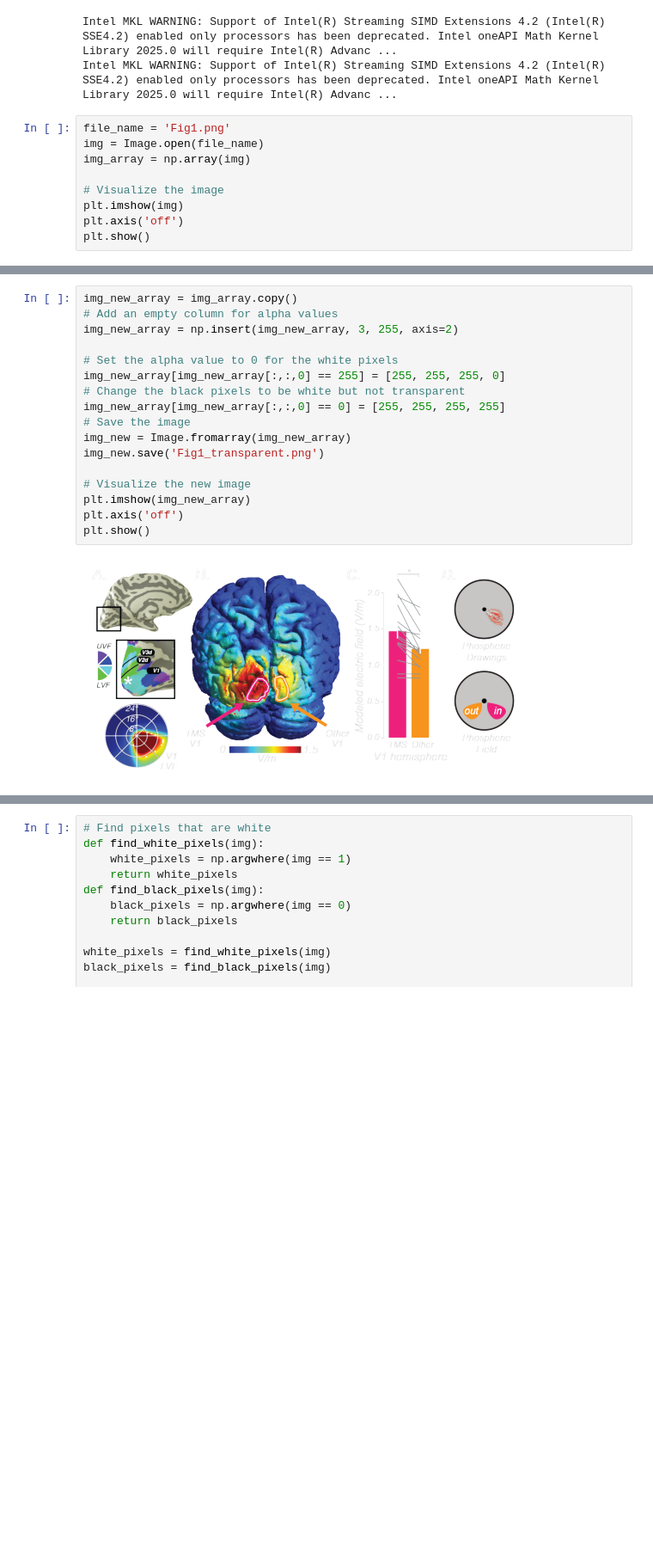
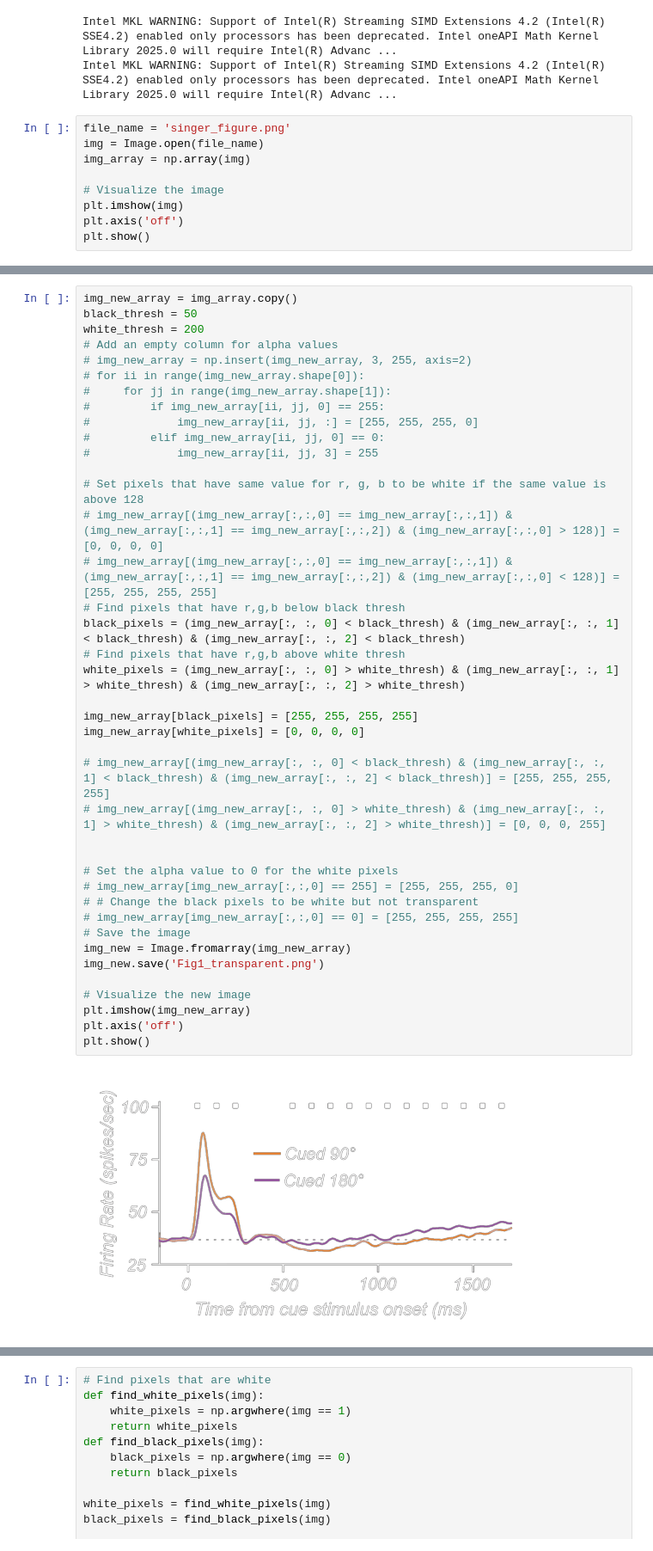
Before and after one commit to mindemory/PixelMory, a Jupyter notebook: tester.ipynb, the cells around one changed output, grey strips where cells are left out. Shown at 86% size. Saved outputs shown, nothing was run; the diff lists cells and outputs as text; blank space fills up the shorter version.

Commit message:
taking into account not all pixels are perfectly black

```diff
--- a/tester.ipynb
+++ b/tester.ipynb
@@ -8,7 +8,7 @@ from PIL import Image
 Intel MKL WARNING: Support of Intel(R) Streaming SIMD Extensions 4.2 (Intel(R) SSE4.2) enabled only processors has been deprecated. Intel oneAPI Math Kernel Library 2025.0 will require Intel(R) Advanc ...
 Intel MKL WARNING: Support of Intel(R) Streaming SIMD Extensions 4.2 (Intel(R) SSE4.2) enabled only processors has been deprecated. Intel oneAPI Math Kernel Library 2025.0 will require Intel(R) Advanc ...
 # %%
-file_name = 'Fig1.png'
+file_name = 'singer_figure.png'
 img = Image.open(file_name)
 img_array = np.array(img)
 
@@ -21,19 +29,42 @@ plt.show()
 # %%
 img_new_array = img_array.copy()
+black_thresh = 50
+white_thresh = 200
 # Add an empty column for alpha values
-img_new_array = np.insert(img_new_array, 3, 255, axis=2)
+# img_new_array = np.insert(img_new_array, 3, 255, axis=2)
+# for ii in range(img_new_array.shape[0]):
+#     for jj in range(img_new_array.shape[1]):
+#         if img_new_array[ii, jj, 0] == 255:
+#             img_new_array[ii, jj, :] = [255, 255, 255, 0]
+#         elif img_new_array[ii, jj, 0] == 0:
+#             img_new_array[ii, jj, 3] = 255
+
+# Set pixels that have same value for r, g, b to be white if the same value is above 128
+# img_new_array[(img_new_array[:,:,0] == img_new_array[:,:,1]) & (img_new_array[:,:,1] == img_new_array[:,:,2]) & (img_new_array[:,:,0] > 128)] = [0, 0, 0, 0]
+# img_new_array[(img_new_array[:,:,0] == img_new_array[:,:,1]) & (img_new_array[:,:,1] == img_new_array[:,:,2]) & (img_new_array[:,:,0] < 128)] = [255, 255, 255, 255]
+# Find pixels that have r,g,b below black thresh
+black_pixels = (img_new_array[:, :, 0] < black_thresh) & (img_new_array[:, :, 1] < black_thresh) & (img_new_array[:, :, 2] < black_thresh)
+# Find pixels that have r,g,b above white thresh
+white_pixels = (img_new_array[:, :, 0] > white_thresh) & (img_new_array[:, :, 1] > white_thresh) & (img_new_array[:, :, 2] > white_thresh)
+
+img_new_array[black_pixels] = [255, 255, 255, 255]
+img_new_array[white_pixels] = [0, 0, 0, 0]
+
+# img_new_array[(img_new_array[:, :, 0] < black_thresh) & (img_new_array[:, :, 1] < black_thresh) & (img_new_array[:, :, 2] < black_thresh)] = [255, 255, 255, 255]
+# img_new_array[(img_new_array[:, :, 0] > white_thresh) & (img_new_array[:, :, 1] > white_thresh) & (img_new_array[:, :, 2] > white_thresh)] = [0, 0, 0, 255]
+
 
 # Set the alpha value to 0 for the white pixels
-img_new_array[img_new_array[:,:,0] == 255] = [255, 255, 255, 0]
-# Change the black pixels to be white but not transparent
-img_new_array[img_new_array[:,:,0] == 0] = [255, 255, 255, 255]
+# img_new_array[img_new_array[:,:,0] == 255] = [255, 255, 255, 0]
+# # Change the black pixels to be white but not transparent
+# img_new_array[img_new_array[:,:,0] == 0] = [255, 255, 255, 255]
 # Save the image
 img_new = Image.fromarray(img_new_array)
 img_new.save('Fig1_transparent.png')
 
 # Visualize the new image
 plt.imshow(img_new_array)
 plt.axis('off')
 plt.show()
 # %% [output]
-[figure, old version]
+[figure, new version]
```
Also changed, not shown: parts of 4 cells of this notebook, 4 other files.
